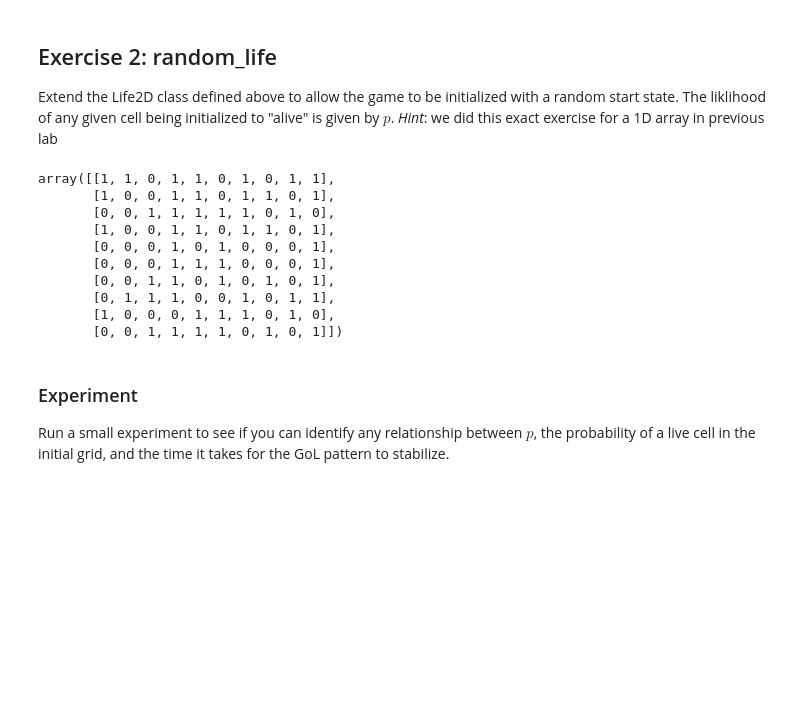
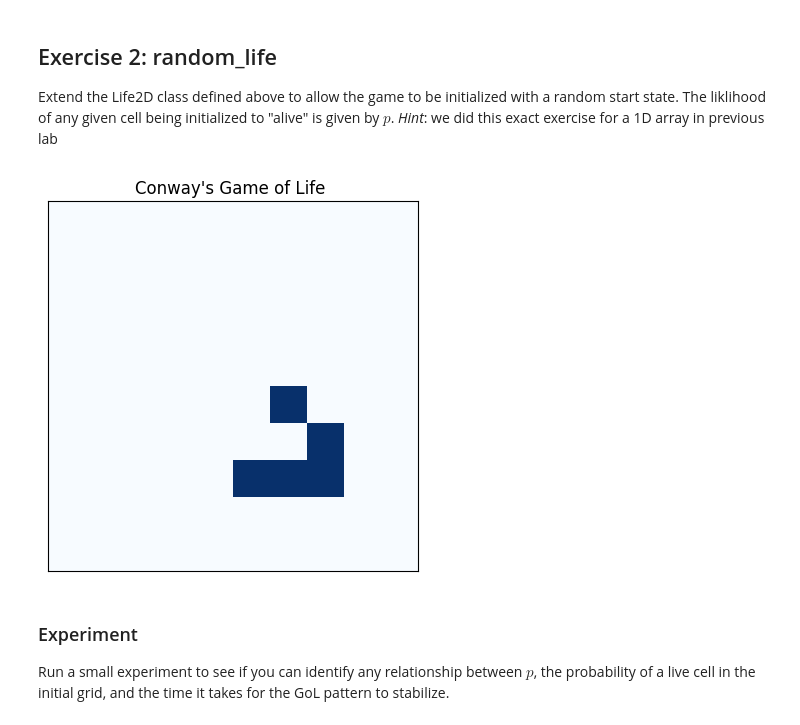
Before and after one commit to iam-arshpreet/cap-comp215, a Jupyter notebook: labs/lab06-GoL.ipynb, the cells around one changed output. Cells and saved outputs as stored; diff of their text form; code cells hidden in the pictures; blank space fills up the shorter version.

```diff
--- a/labs/lab06-GoL.ipynb
+++ b/labs/lab06-GoL.ipynb
@@ -181,34 +181,32 @@ The liklihood of any given cell being initialized to "alive" is given by $p$.
 # %%
 # Ex. 2 experimental setup
 
 class BetterLife2D(Life2D):
     """ Improvements on the basic Life2D model """
 
     def randomize_state(self, p):
         """ Randomize the state of this GoL, where probability of a "live" cell is p """
         # Ex. 2 your code here...
         self.state = np.random.choice([1, 0],(self.state.shape) , p=[p, 1 - p])
 
         return self.state
 
+    def load_pattern(self,x, y, pattern):
+      self.state[x:x+pattern.shape[0], y:y+pattern.shape[1]] = pattern[np.ix_(range(pattern.shape[0]), range(pattern.shape[1]))] # from chatGPT
+
+
+
 def random_life(n_rows, n_cols=None, p=0.5):
     """ Return a Life2D object of given dimensions with initial randomized state where "live" cells have probability p """
     # Ex. 2 your code here...
     bt_array = BetterLife2D(n_rows, n_cols)
     return bt_array.randomize_state(p)
 
-random_life(10,10,0.5)
+bt_array = BetterLife2D(10, 10)
+bt_array.load_pattern(5,5, glider)
+bt_array.draw()
 # %% [output]
-array([[1, 1, 0, 1, 1, 0, 1, 0, 1, 1],
-       [1, 0, 0, 1, 1, 0, 1, 1, 0, 1],
-       [0, 0, 1, 1, 1, 1, 1, 0, 1, 0],
-       [1, 0, 0, 1, 1, 0, 1, 1, 0, 1],
-       [0, 0, 0, 1, 0, 1, 0, 0, 0, 1],
-       [0, 0, 0, 1, 1, 1, 0, 0, 0, 1],
-       [0, 0, 1, 1, 0, 1, 0, 1, 0, 1],
-       [0, 1, 1, 1, 0, 0, 1, 0, 1, 1],
-       [1, 0, 0, 0, 1, 1, 1, 0, 1, 0],
-       [0, 0, 1, 1, 1, 1, 0, 1, 0, 1]])
+[figure, added]
 # %% [markdown]
 ### Experiment
 Run a small experiment to see if you can identify any relationship between $p$, the probability of a live cell in the initial grid, and the time it takes for the GoL pattern to stabilize.
```
